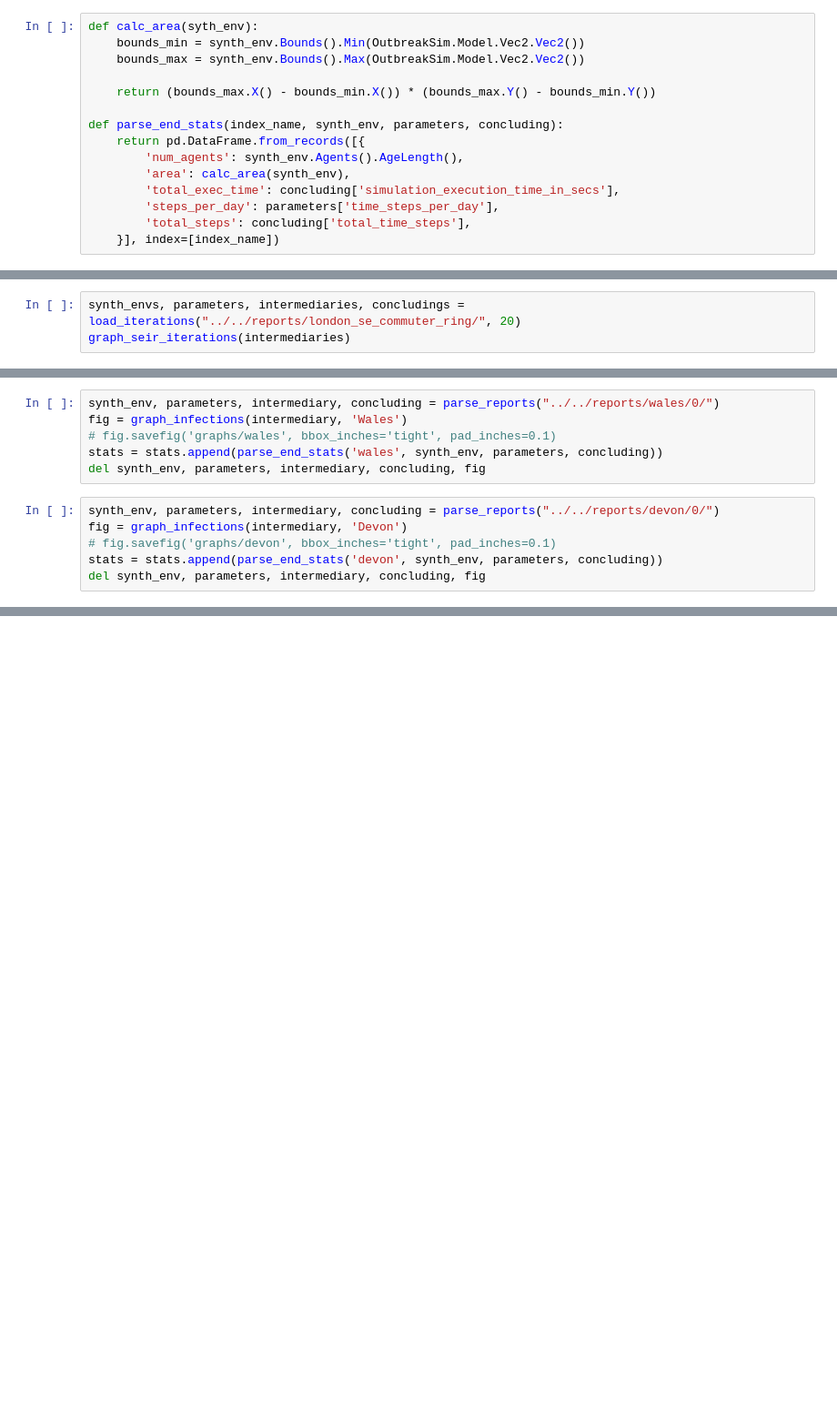
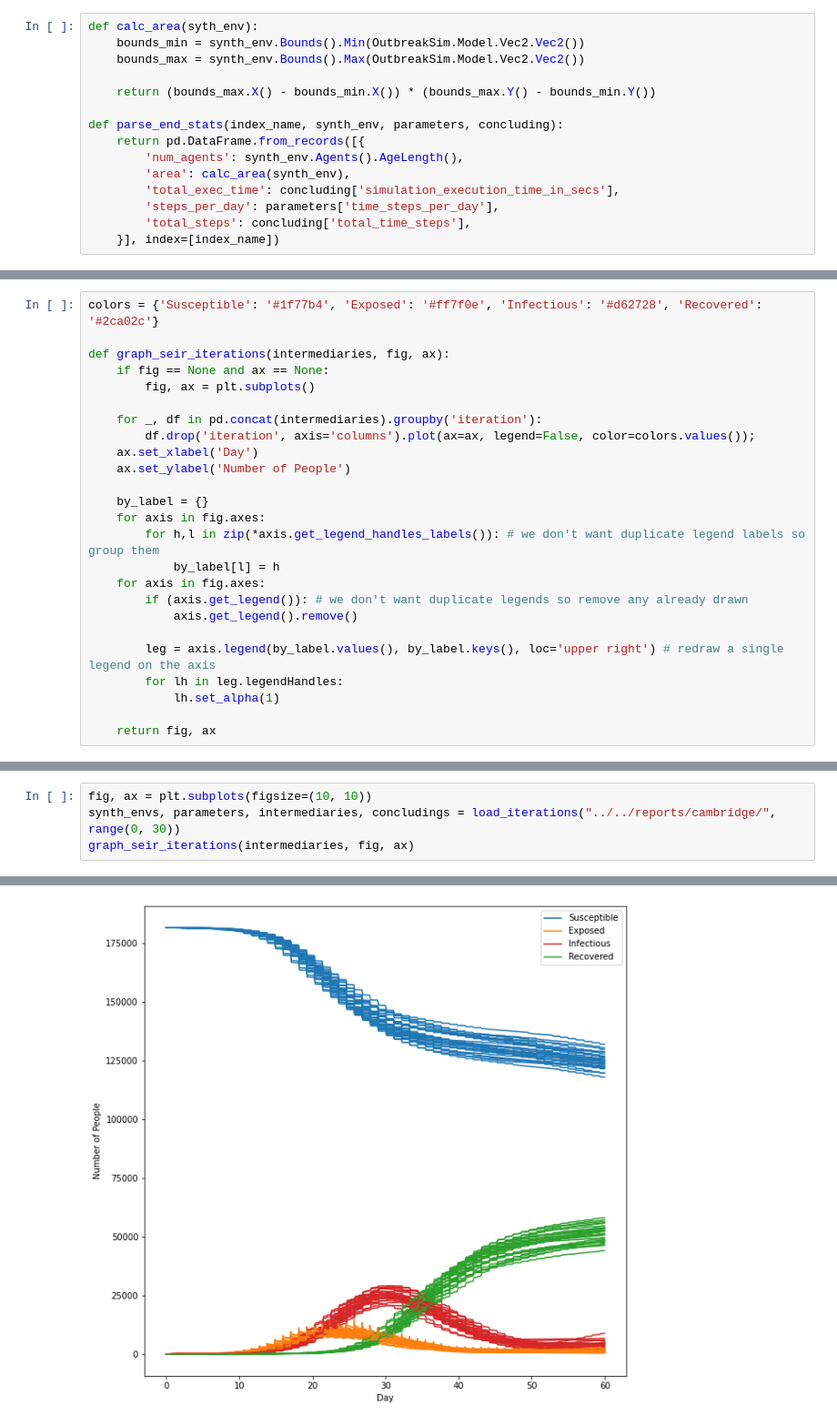
Before and after one commit to Alfred-Mountfield/outbreak-sim, a Jupyter notebook: python/report_analysis/report_reader.ipynb, the cells around one changed output, grey strips where cells are left out. Shown: that part at 91% size. Drawn from its saved outputs; the diff is of its cells as text; blank space fills up the shorter version.

```diff
--- a/python/report_analysis/report_reader.ipynb
+++ b/python/report_analysis/report_reader.ipynb
@@ -128,3 +80,0 @@ graph_seir_iterations(intermediaries)
-# %%
-synth_envs, parameters, intermediaries, concludings = load_iterations("../../reports/london_se_commuter_ring/", 20)
-graph_seir_iterations(intermediaries)
@@ -161,12 +80,0 @@ del synth_env, parameters, intermediary, concluding, fig
-# %%
-synth_env, parameters, intermediary, concluding = parse_reports("../../reports/wales/0/")
-fig = graph_infections(intermediary, 'Wales')
-# fig.savefig('graphs/wales', bbox_inches='tight', pad_inches=0.1)
-stats = stats.append(parse_end_stats('wales', synth_env, parameters, concluding))
-del synth_env, parameters, intermediary, concluding, fig
-# %%
-synth_env, parameters, intermediary, concluding = parse_reports("../../reports/devon/0/")
-fig = graph_infections(intermediary, 'Devon')
-# fig.savefig('graphs/devon', bbox_inches='tight', pad_inches=0.1)
-stats = stats.append(parse_end_stats('devon', synth_env, parameters, concluding))
-del synth_env, parameters, intermediary, concluding, fig
@@ -183,0 +105,25 @@ stats[['pop_density', 'exec_time_per_step']].plot(x='exec_time_per_step', y='pop
+# %%
+colors = {'Susceptible': '#1f77b4', 'Exposed': '#ff7f0e', 'Infectious': '#d62728', 'Recovered': '#2ca02c'}
+
+def graph_seir_iterations(intermediaries, fig, ax):
+    if fig == None and ax == None:
+        fig, ax = plt.subplots()
+
+    for _, df in pd.concat(intermediaries).groupby('iteration'):
+        df.drop('iteration', axis='columns').plot(ax=ax, legend=False, color=colors.values());
+    ax.set_xlabel('Day')
+    ax.set_ylabel('Number of People')
+
+    by_label = {}
+    for axis in fig.axes:
+        for h,l in zip(*axis.get_legend_handles_labels()): # we don't want duplicate legend labels so group them
+            by_label[l] = h
+    for axis in fig.axes:
+        if (axis.get_legend()): # we don't want duplicate legends so remove any already drawn
+            axis.get_legend().remove()
+
+        leg = axis.legend(by_label.values(), by_label.keys(), loc='upper right') # redraw a single legend on the axis
+        for lh in leg.legendHandles:
+            lh.set_alpha(1)
+
+    return fig, ax
@@ -183,0 +187,5 @@ stats[['pop_density', 'exec_time_per_step']].plot(x='exec_time_per_step', y='pop
+# %%
+fig, ax = plt.subplots(figsize=(10, 10))
+synth_envs, parameters, intermediaries, concludings = load_iterations("../../reports/cambridge/", range(0, 30))
+graph_seir_iterations(intermediaries, fig, ax)
+# %% [output]
@@ -183,0 +194 @@ stats[['pop_density', 'exec_time_per_step']].plot(x='exec_time_per_step', y='pop
+[figure, added]
```
Also changed, not shown: parts of 48 cells of this notebook, 5 other files.
